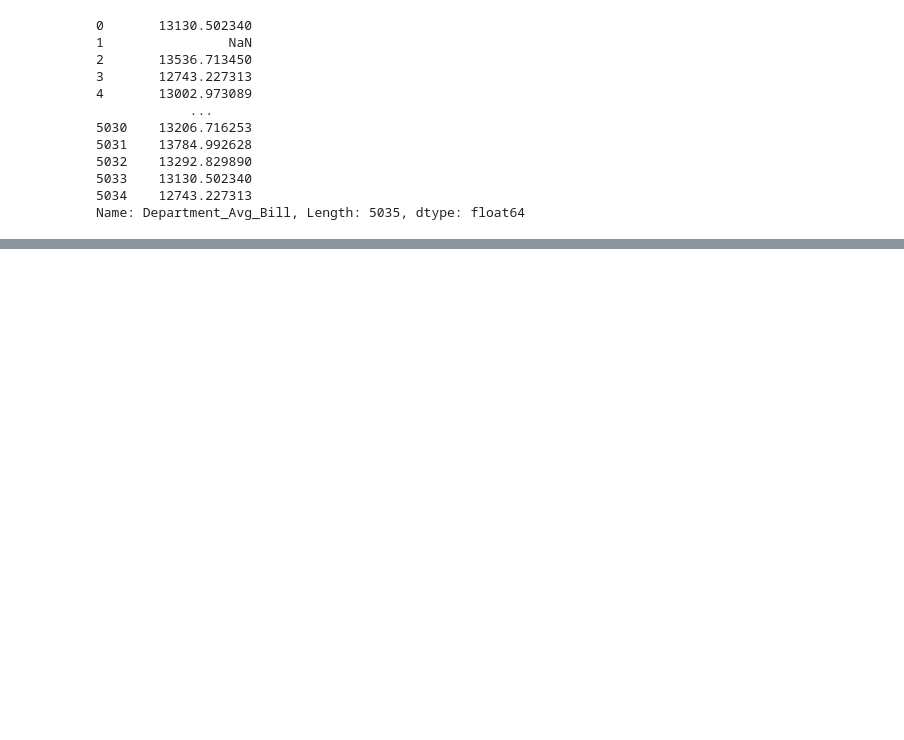
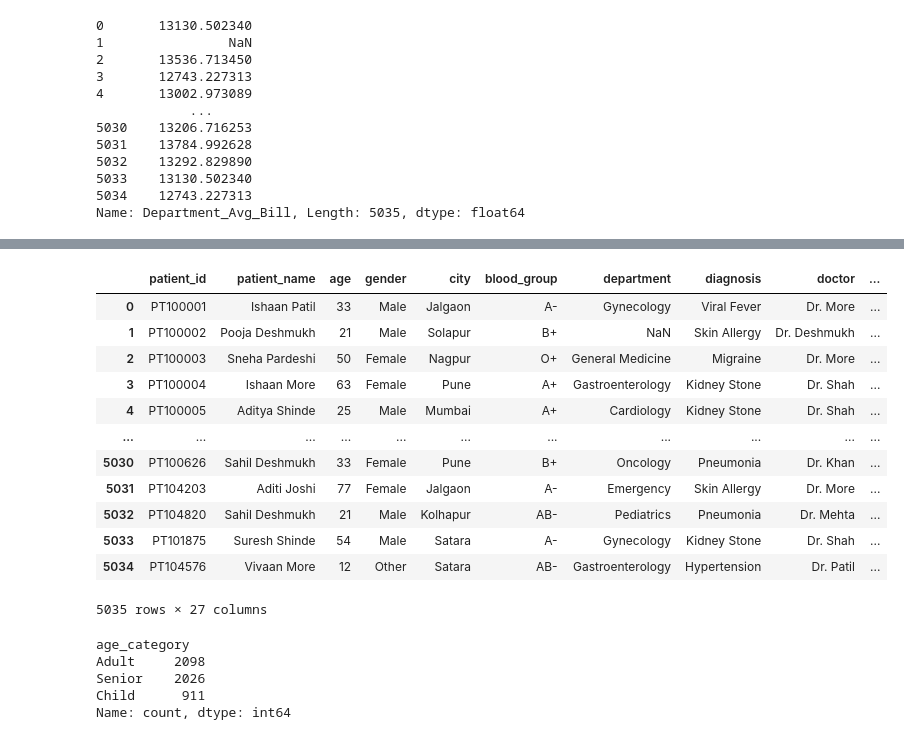
Before and after one commit to roshan-pardeshi/Python_Pandas, a Jupyter notebook: Untitled120.ipynb, the cells around one changed output, grey strips where cells are left out. Cells and saved outputs as stored; diff of their text form; code cells hidden in the pictures; blank space fills up the shorter version.

```diff
--- a/Untitled120.ipynb
+++ b/Untitled120.ipynb
@@ -651,4 +651,4 @@ df["Department_Avg_Bill"]
 5034    12743.227313
 Name: Department_Avg_Bill, Length: 5035, dtype: float64
 # %%
-df[""]=df.groupby('diagnosis')['diagnosis'].transform("count")
+df["Diagnosis_Patient_Count"]=df.groupby('diagnosis')['diagnosis'].transform("count")
@@ -678,0 +683,2 @@ Index(['patient_id', 'patient_name', 'age', 'gender', 'city', 'blood_group',
+# %%
+df["city"]=df["city"].replace("MUMBAI","Mumbai")
@@ -678,0 +700,20 @@ Index(['patient_id', 'patient_name', 'age', 'gender', 'city', 'blood_group',
+# %%
+df["age_category"] = df["age"].apply(lambda x:"Child" if x<18 else "senoir")
+# %%
+df.loc[df["age_category"]=="senoir","age_category"]="Senior"
+# %%
+df
+# %% [output]
+|  | patient_id | patient_name | age | gender | city | blood_group | department | diagnosis | doctor | ... |
+| 0 | PT100001 | Ishaan Patil | 33 | Male | Jalgaon | A- | Gynecology | Viral Fever | Dr. More | ... |
+| 1 | PT100002 | Pooja Deshmukh | 21 | Male | Solapur | B+ | NaN | Skin Allergy | Dr. Deshmukh | ... |
+| 2 | PT100003 | Sneha Pardeshi | 50 | Female | Nagpur | O+ | General Medicine | Migraine | Dr. More | ... |
+| 3 | PT100004 | Ishaan More | 63 | Female | Pune | A+ | Gastroenterology | Kidney Stone | Dr. Shah | ... |
+| 4 | PT100005 | Aditya Shinde | 25 | Male | Mumbai | A+ | Cardiology | Kidney Stone | Dr. Shah | ... |
+| ... | ... | ... | ... | ... | ... | ... | ... | ... | ... | ... |
+| 5030 | PT100626 | Sahil Deshmukh | 33 | Female | Pune | B+ | Oncology | Pneumonia | Dr. Khan | ... |
+| 5031 | PT104203 | Aditi Joshi | 77 | Female | Jalgaon | A- | Emergency | Skin Allergy | Dr. More | ... |
+| 5032 | PT104820 | Sahil Deshmukh | 21 | Male | Kolhapur | AB- | Pediatrics | Pneumonia | Dr. Mehta | ... |
+| 5033 | PT101875 | Suresh Shinde | 54 | Male | Satara | A- | Gynecology | Kidney Stone | Dr. Shah | ... |
+| 5034 | PT104576 | Vivaan More | 12 | Other | Satara | AB- | Gastroenterology | Hypertension | Dr. Patil | ... |
+5035 rows × 27 columns
@@ -678,0 +722,8 @@ Index(['patient_id', 'patient_name', 'age', 'gender', 'city', 'blood_group',
+# %%
+df["age_category"].value_counts()
+# %% [output]
+age_category
+Adult     2098
+Senior    2026
+Child      911
+Name: count, dtype: int64
```
Also changed, not shown: parts of 5 cells of this notebook, 1 other file.
